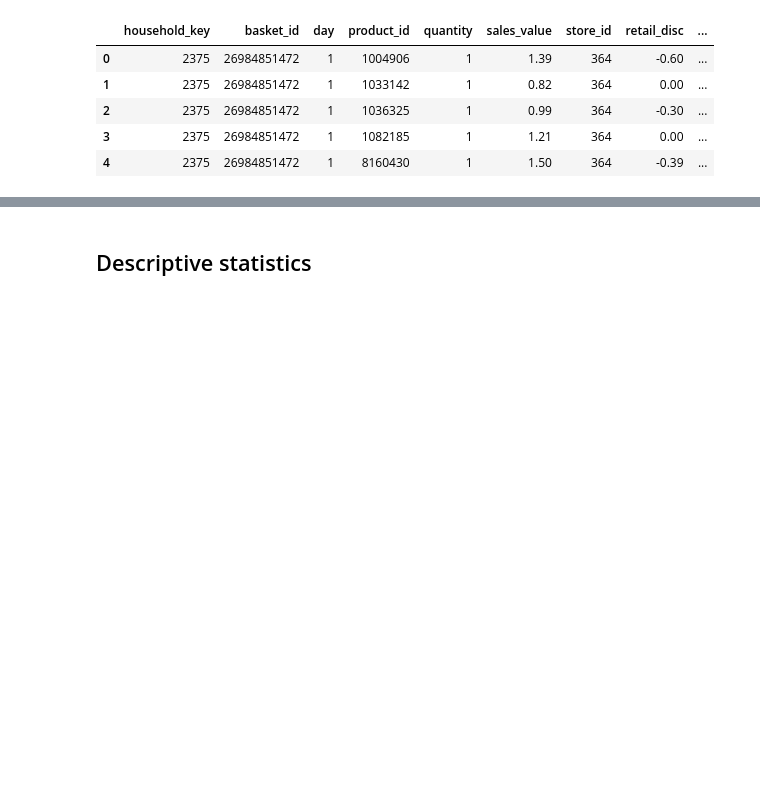
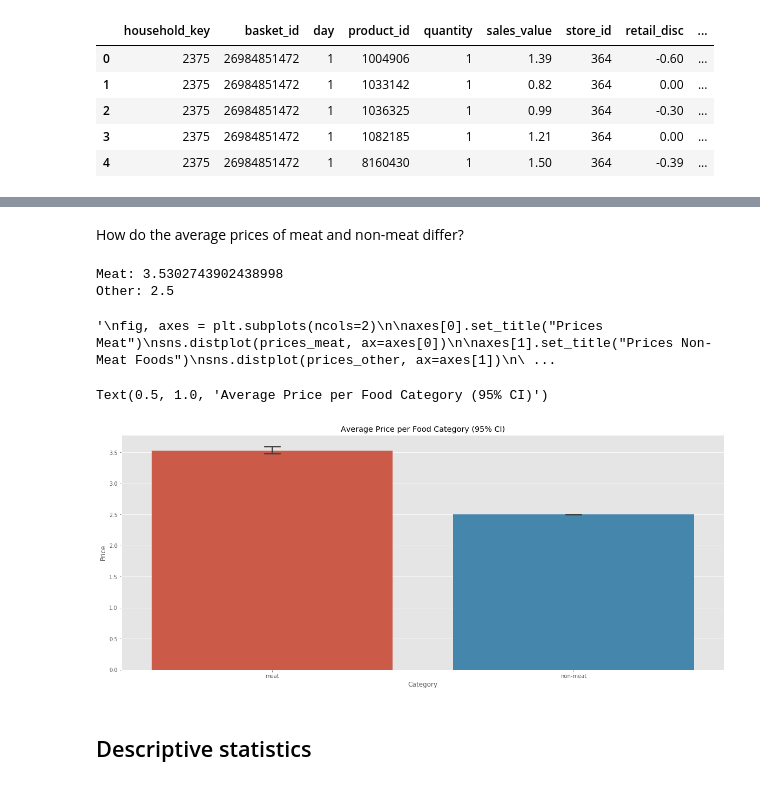
Before and after one commit to whateverforever/ada-2019-project, a Jupyter notebook: data_analysis.ipynb, the cells around one changed output, grey strips where cells are left out. Drawn from its saved outputs; the diff is of its cells as text; code cells hidden in the pictures; blank space fills up the shorter version.

```diff
--- a/data_analysis.ipynb
+++ b/data_analysis.ipynb
@@ -953,0 +956,2 @@ df_transaction.head()
+# %% [markdown]
+How do the average prices of meat and non-meat differ?
@@ -953,0 +965,32 @@ df_transaction.head()
+# %%
+prices_meat = (
+    pd.merge(df_meat, mean_price_per_product, on="product_id", how="inner")
+    .dropna()
+    .price
+)
+prices_other = (
+    pd.merge(df_nonmeat_foods, mean_price_per_product, on="product_id", how="inner")
+    .dropna()
+    .price
+)
+
+prices_meat = prices_meat[prices_meat < prices_meat.quantile(0.99)]
+prices_other = prices_other[prices_other < prices_other.quantile(0.99)]
+
+print(f"Meat: {prices_meat.median()}")
+print(f"Other: {prices_other.median()}")
+"""
+fig, axes = plt.subplots(ncols=2)
+
+axes[0].set_title("Prices Meat")
+sns.distplot(prices_meat, ax=axes[0])
+
+axes[1].set_title("Prices Non-Meat Foods")
+sns.distplot(prices_other, ax=axes[1])
+
+plt.show()
+"""
+# %% [output]
+Meat: 3.5302743902438998
+Other: 2.5
+'\nfig, axes = plt.subplots(ncols=2)\n\naxes[0].set_title("Prices Meat")\nsns.distplot(prices_meat, ax=axes[0])\n\naxes[1].set_title("Prices Non-Meat Foods")\nsns.distplot(prices_other, ax=axes[1])\n\ ...
@@ -954,3 +1003,9 @@ df_transaction.head()
+# %%
+sns.barplot(data=aa, x="Category", y="Price", ci=95, capsize=0.05, estimator=np.median)
+plt.title("Average Price per Food Category (95% CI)")
+# %% [output]
+Text(0.5, 1.0, 'Average Price per Food Category (95% CI)')
+[figure, added]
 # %% [markdown]
 ## Descriptive statistics
 # %% [markdown]
```
Also changed, not shown: parts of 83 cells of this notebook.
